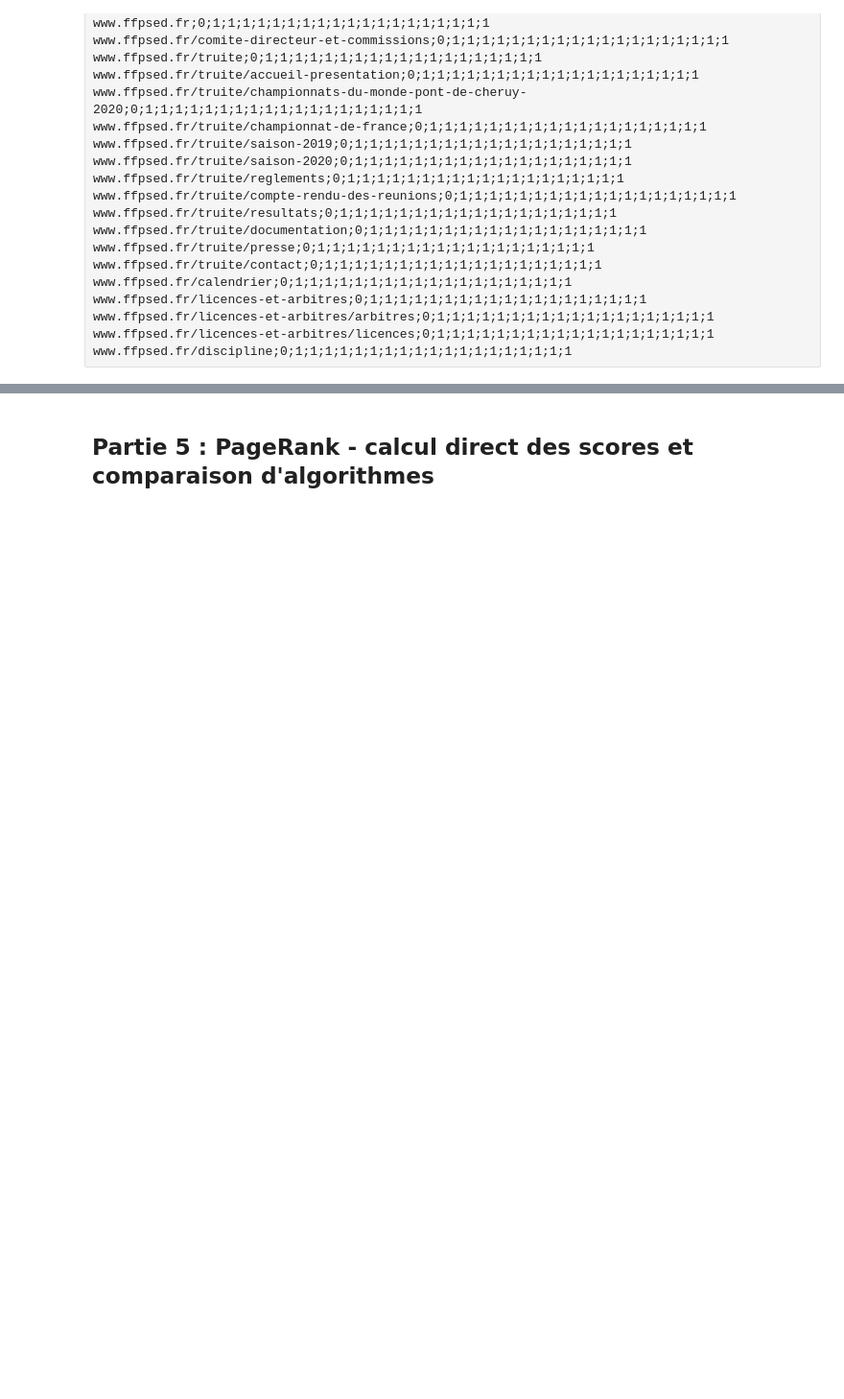
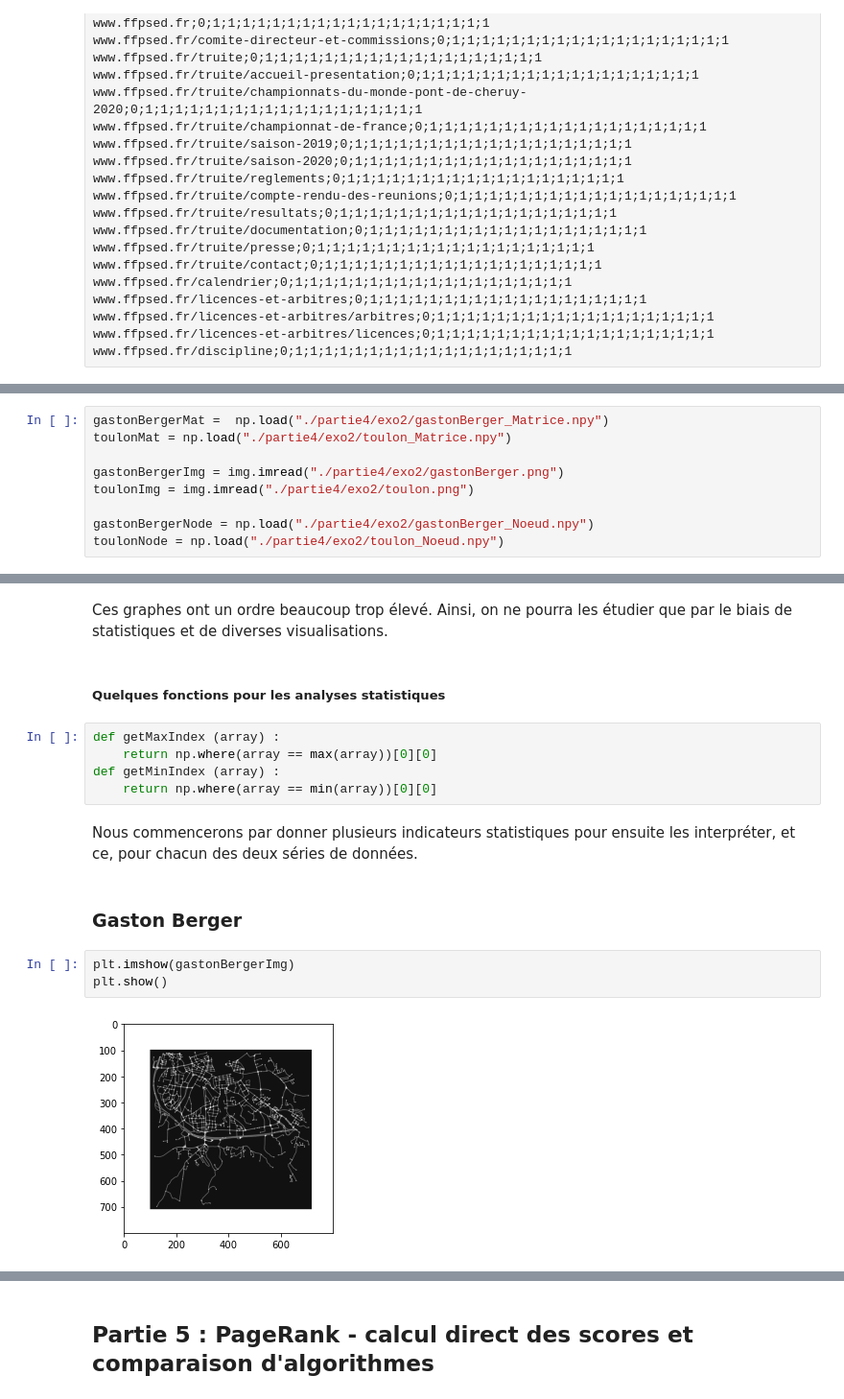
Before and after one commit to GabrielROUGER22011455/SAE_S2_02, a Jupyter notebook: Rapport SAE S2.02.ipynb, the cells around one changed output, grey strips where cells are left out. Shown at 96% size. Drawn from its saved outputs; the diff is of its cells as text; blank space fills up the shorter version.

Commit message:
Partie 4 et conclusion

```diff
--- a/Rapport SAE S2.02.ipynb
+++ b/Rapport SAE S2.02.ipynb
@@ -491,0 +608,9 @@ résultat :
+# %%
+gastonBergerMat =  np.load("./partie4/exo2/gastonBerger_Matrice.npy")
+toulonMat = np.load("./partie4/exo2/toulon_Matrice.npy")
+
+gastonBergerImg = img.imread("./partie4/exo2/gastonBerger.png")
+toulonImg = img.imread("./partie4/exo2/toulon.png")
+
+gastonBergerNode = np.load("./partie4/exo2/gastonBerger_Noeud.npy")
+toulonNode = np.load("./partie4/exo2/toulon_Noeud.npy")
@@ -491,0 +634,18 @@ résultat :
+# %% [markdown]
+Ces graphes ont un ordre beaucoup trop élevé. Ainsi, on ne pourra les étudier que par le biais de statistiques et de diverses visualisations.
+# %% [markdown]
+##### Quelques fonctions pour les analyses statistiques
+# %%
+def getMaxIndex (array) :
+    return np.where(array == max(array))[0][0]
+def getMinIndex (array) :
+    return np.where(array == min(array))[0][0]
+# %% [markdown]
+Nous commencerons par donner plusieurs indicateurs statistiques pour ensuite les interpréter, et ce, pour chacun des deux séries de données.
+# %% [markdown]
+### Gaston Berger
+# %%
+plt.imshow(gastonBergerImg)
+plt.show()
+# %% [output]
+[figure, added]
```
Also changed, not shown: parts of 55 cells of this notebook, 1 other file.
